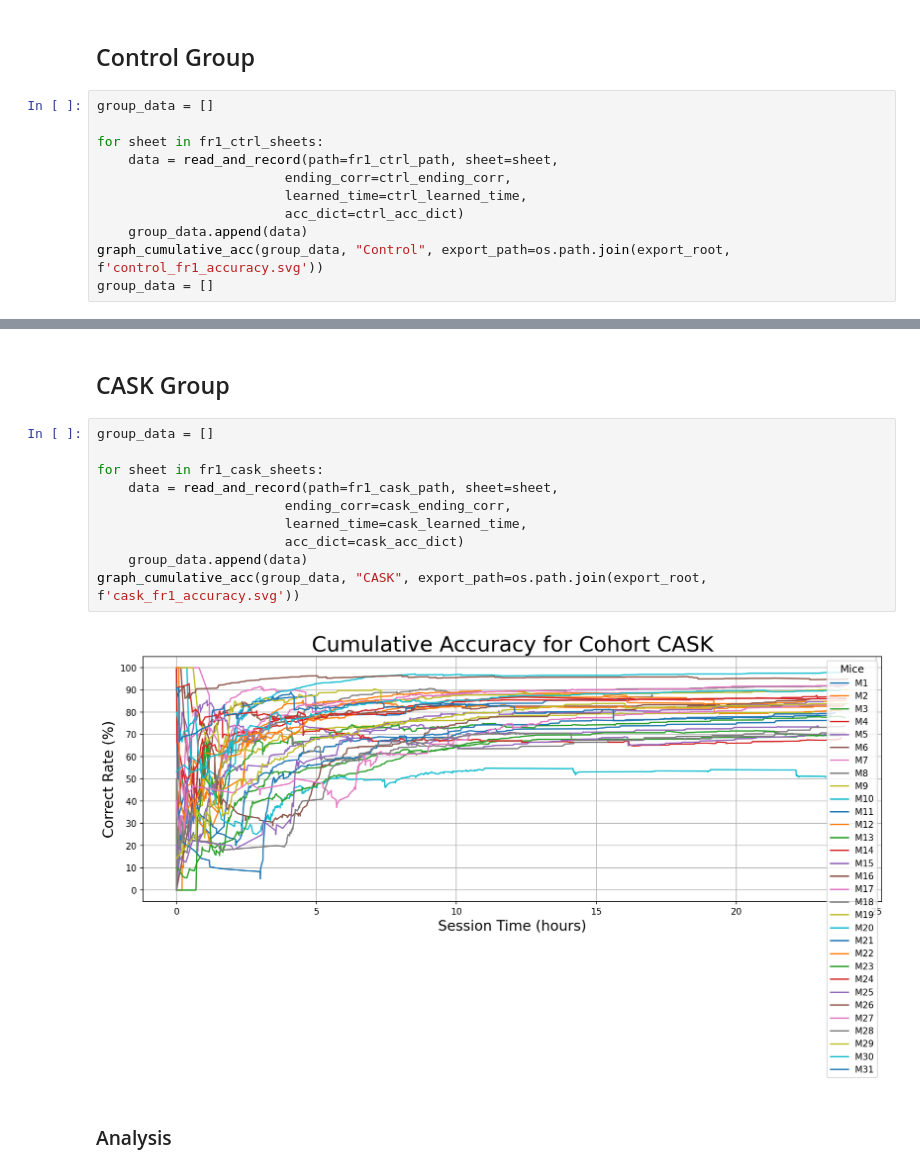
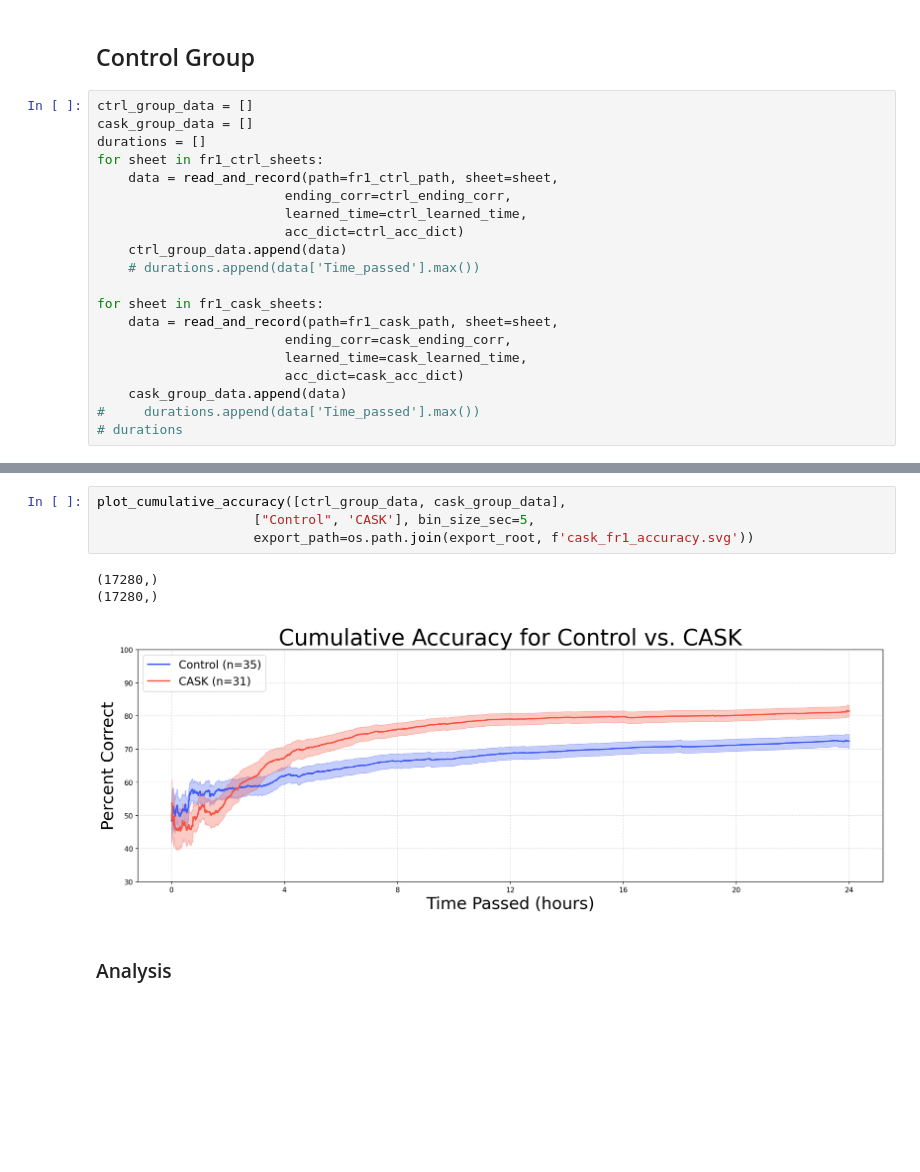
Before and after one commit to ftlabucsd/FEDUPP, a Jupyter notebook: CASK_analysis/CASK FR1 accuracy.ipynb, the cells around one changed output, grey strips where cells are left out. Cells and saved outputs as stored; diff of their text form; blank space fills up the shorter version.

```diff
--- a/CASK_analysis/CASK FR1 accuracy.ipynb
+++ b/CASK_analysis/CASK FR1 accuracy.ipynb
@@ -24,13 +24,22 @@ There are 4 cohorts in control and 4 in CASK
 # %% [markdown]
 ## Control Group
 # %%
-group_data = []
-
+ctrl_group_data = []
+cask_group_data = []
+durations = []
 for sheet in fr1_ctrl_sheets:
     data = read_and_record(path=fr1_ctrl_path, sheet=sheet,
                         ending_corr=ctrl_ending_corr,
                         learned_time=ctrl_learned_time,
                         acc_dict=ctrl_acc_dict)
-    group_data.append(data)
-graph_cumulative_acc(group_data, "Control", export_path=os.path.join(export_root, f'control_fr1_accuracy.svg'))
-group_data = []
+    ctrl_group_data.append(data)
+    # durations.append(data['Time_passed'].max())
+
+for sheet in fr1_cask_sheets:
+    data = read_and_record(path=fr1_cask_path, sheet=sheet,
+                        ending_corr=cask_ending_corr,
+                        learned_time=cask_learned_time,
+                        acc_dict=cask_acc_dict)
+    cask_group_data.append(data)
+#     durations.append(data['Time_passed'].max())
+# durations
@@ -39,17 +46,11 @@ group_data = []
-# %% [markdown]
-## CASK Group
-# %%
-group_data = []
-
-for sheet in fr1_cask_sheets:
-    data = read_and_record(path=fr1_cask_path, sheet=sheet,
-                        ending_corr=cask_ending_corr,
-                        learned_time=cask_learned_time,
-                        acc_dict=cask_acc_dict)
-    group_data.append(data)
-graph_cumulative_acc(group_data, "CASK", export_path=os.path.join(export_root, f'cask_fr1_accuracy.svg'))
-# %% [output]
-[figure, removed]
+# %%
+plot_cumulative_accuracy([ctrl_group_data, cask_group_data],
+                    ["Control", 'CASK'], bin_size_sec=5,
+                    export_path=os.path.join(export_root, f'cask_fr1_accuracy.svg'))
+# %% [output]
+(17280,)
+(17280,)
+[figure, added]
 # %% [markdown]
 ### Analysis
 # %% [markdown]
```
Also changed, not shown: parts of 5 cells of this notebook, 8 other files.
